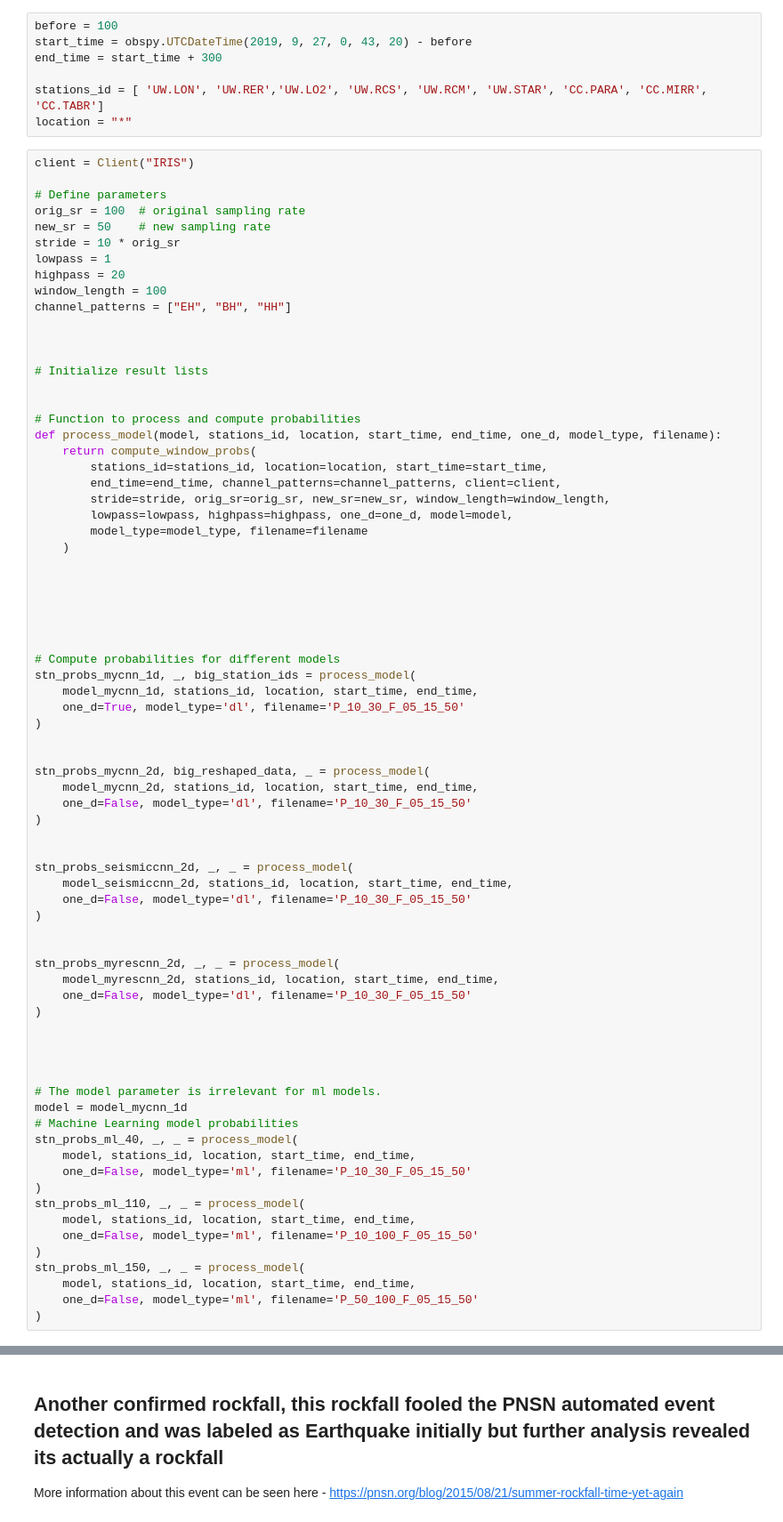
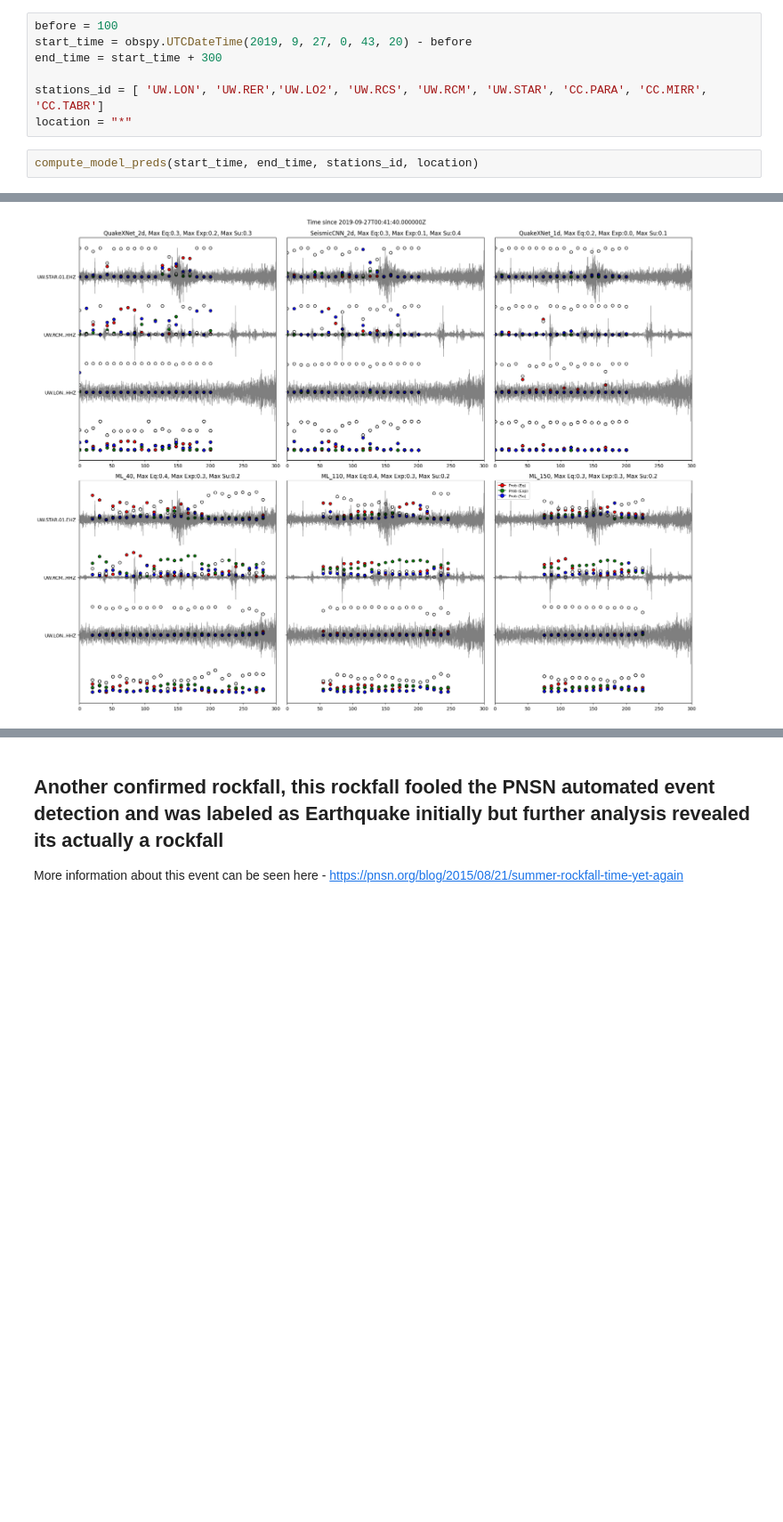
Before and after one commit to Akashkharita/Surface_Event_Detection, a Jupyter notebook: notebooks/classification_demo_surface_events_all_models.ipynb, the cells around one changed output, grey strips where cells are left out. Shown at 89% size. Cells and saved outputs as stored; diff of their text form; blank space fills up the shorter version.

```diff
--- a/notebooks/classification_demo_surface_events_all_models.ipynb
+++ b/notebooks/classification_demo_surface_events_all_models.ipynb
@@ -571,77 +453,5 @@ end_time = start_time + 300
 stations_id = [ 'UW.LON', 'UW.RER','UW.LO2', 'UW.RCS', 'UW.RCM', 'UW.STAR', 'CC.PARA', 'CC.MIRR', 'CC.TABR']
 location = "*"
 # %%
-client = Client("IRIS")
-
-# Define parameters
-orig_sr = 100  # original sampling rate
-new_sr = 50    # new sampling rate
-stride = 10 * orig_sr
-lowpass = 1
-highpass = 20
-window_length = 100
-channel_patterns = ["EH", "BH", "HH"]
-
-
-
-# Initialize result lists
-
-
-# Function to process and compute probabilities
-def process_model(model, stations_id, location, start_time, end_time, one_d, model_type, filename):
-    return compute_window_probs(
-        stations_id=stations_id, location=location, start_time=start_time,
-        end_time=end_time, channel_patterns=channel_patterns, client=client,
-        stride=stride, orig_sr=orig_sr, new_sr=new_sr, window_length=window_length,
-        lowpass=lowpass, highpass=highpass, one_d=one_d, model=model,
-        model_type=model_type, filename=filename
-    )
-
-
-
-
-
-
-# Compute probabilities for different models
-stn_probs_mycnn_1d, _, big_station_ids = process_model(
-    model_mycnn_1d, stations_id, location, start_time, end_time,
-    one_d=True, model_type='dl', filename='P_10_30_F_05_15_50'
-)
-
-
-stn_probs_mycnn_2d, big_reshaped_data, _ = process_model(
-    model_mycnn_2d, stations_id, location, start_time, end_time,
-    one_d=False, model_type='dl', filename='P_10_30_F_05_15_50'
-)
-
-
-stn_probs_seismiccnn_2d, _, _ = process_model(
-    model_seismiccnn_2d, stations_id, location, start_time, end_time,
-    one_d=False, model_type='dl', filename='P_10_30_F_05_15_50'
-)
-
-
-stn_probs_myrescnn_2d, _, _ = process_model(
-    model_myrescnn_2d, stations_id, location, start_time, end_time,
-    one_d=False, model_type='dl', filename='P_10_30_F_05_15_50'
-)
-
-
-
-
-# The model parameter is irrelevant for ml models.
-model = model_mycnn_1d
-# Machine Learning model probabilities
-stn_probs_ml_40, _, _ = process_model(
-    model, stations_id, location, start_time, end_time,
-    one_d=False, model_type='ml', filename='P_10_30_F_05_15_50'
-)
-stn_probs_ml_110, _, _ = process_model(
-    model, stations_id, location, start_time, end_time,
-    one_d=False, model_type='ml', filename='P_10_100_F_05_15_50'
-)
-stn_probs_ml_150, _, _ = process_model(
-    model, stations_id, location, start_time, end_time,
-    one_d=False, model_type='ml', filename='P_50_100_F_05_15_50'
-)
+compute_model_preds(start_time, end_time, stations_id, location)
 # %% [output]
@@ -745,0 +475 @@ Reshaped data: (1, 3, 30000)
+[figure, added]
```
Also changed, not shown: parts of 18 cells of this notebook.
